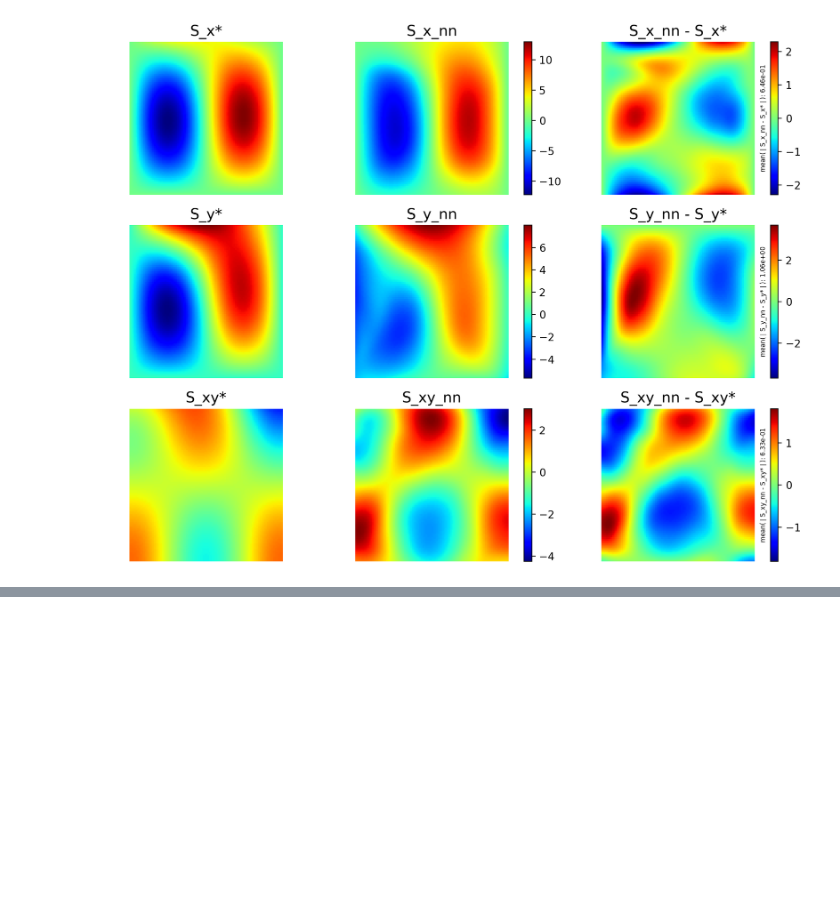
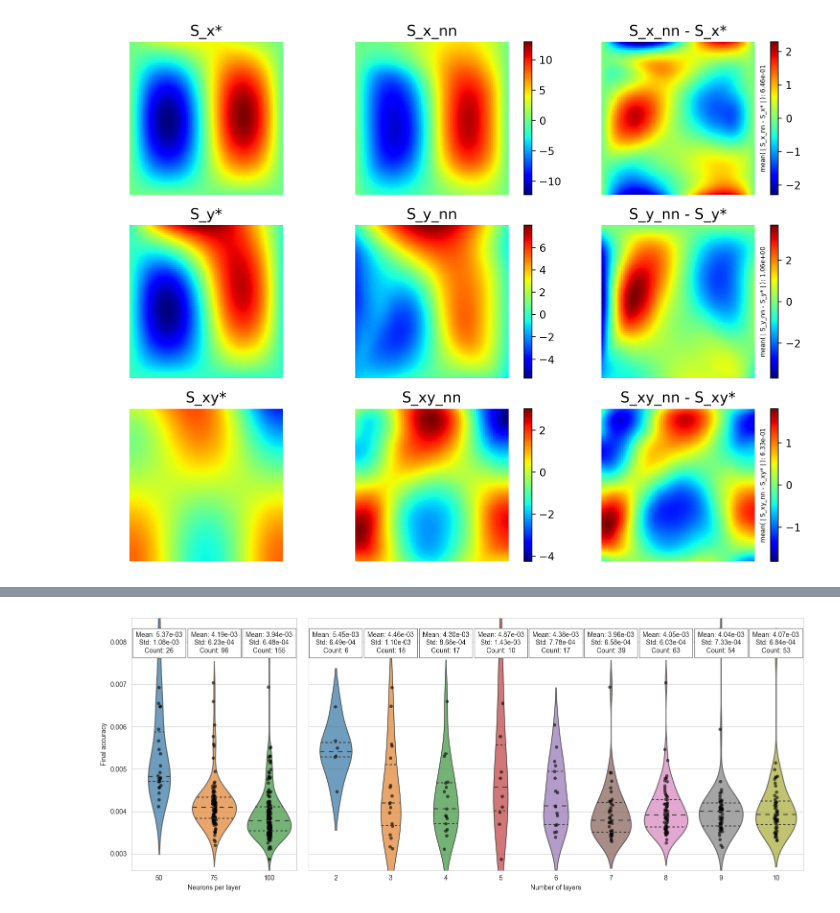
Before and after one commit to bonneted/pinn-cm, a Jupyter notebook: HPO/HPO.ipynb, the cells around one changed output, grey strips where cells are left out. Saved outputs shown, nothing was run; the diff lists cells and outputs as text; code cells hidden in the pictures; blank space fills up the shorter version.

```diff
--- a/HPO/HPO.ipynb
+++ b/HPO/HPO.ipynb
@@ -108,0 +179,26 @@ Compiling model...
+# %%
+from matplotlib.gridspec import GridSpec
+df = df_sweep
+plot_type = ['boxplot', 'violinplot'][1]
+strip = True
+# Create a 3x3 grid with different cell sizes
+fig = plt.figure(figsize=(15, 6), dpi=100)
+grid = GridSpec(1, 2, width_ratios=[1,3], height_ratios=[1], figure=fig)
+ax1 = plt.subplot(grid[0, 0])
+ax2 = plt.subplot(grid[0, 1])
+plot_distribution(ax1,df, parameter='size_layers',plot_type=plot_type,strip=strip)
+plot_distribution(ax2,df, parameter='n_layers',plot_type=plot_type,strip=strip)
+
+ax1.set_ylabel('Final accuracy')
+ax1.set_xlabel('Neurons per layer')
+ax2.set_ylabel('')
+ax2.set_yticklabels([])
+ax2.set_xlabel('Number of layers')
+
+plt.tight_layout()
+plt.show()
+
+#Save figure
+fig.savefig(f"results/figures/Network_architecture_influence.png",dpi=300)
+# %% [output]
+[figure, added]
```
Also changed, not shown: parts of 5 cells of this notebook.
